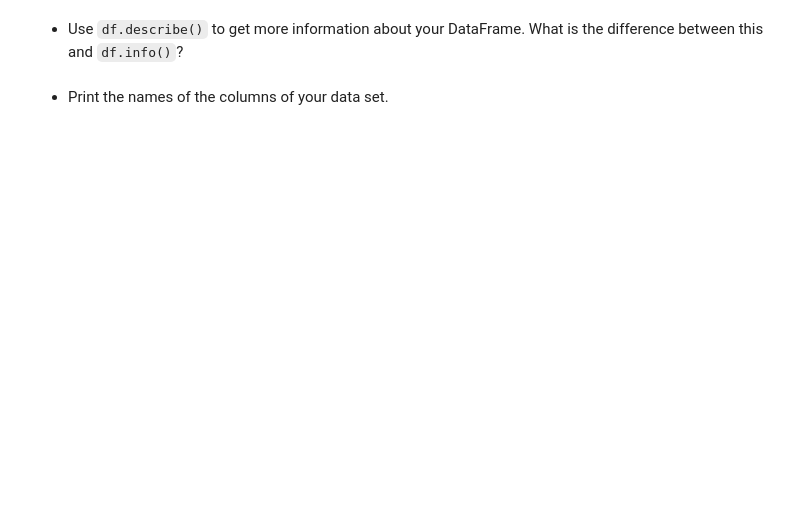
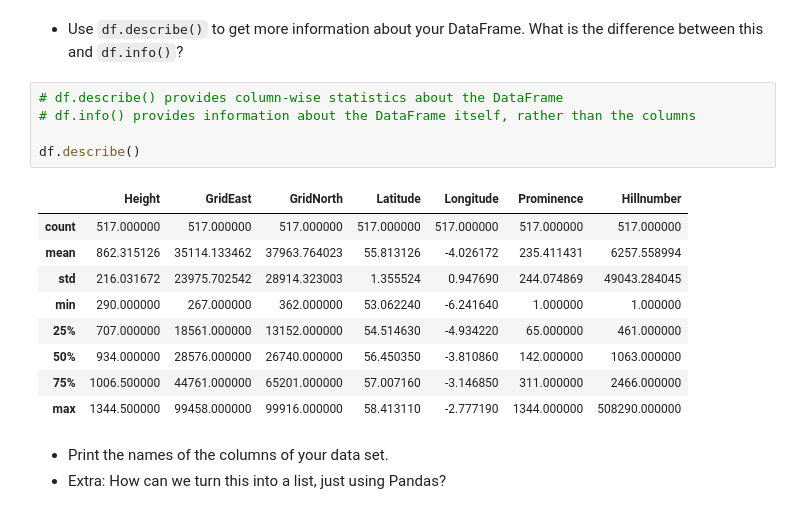
Before and after one commit to simonkirbysimonkirby/python-data-analysis-notebooks, a Jupyter notebook: src/data-analysis-task.ipynb, the cells around one changed output. Saved outputs shown, nothing was run; the diff lists cells and outputs as text; blank space fills up the shorter version.

```diff
--- a/src/data-analysis-task.ipynb
+++ b/src/data-analysis-task.ipynb
@@ -23,4 +70,20 @@ This notebook is a longer exercise for students to complete in the third session
 # %% [markdown]
 * Use `df.describe()` to get more information about your DataFrame. What is the difference between this and `df.info()`?
+# %%
+# df.describe() provides column-wise statistics about the DataFrame
+# df.info() provides information about the DataFrame itself, rather than the columns
+
+df.describe()
+# %% [output]
+|  | Height | GridEast | GridNorth | Latitude | Longitude | Prominence | Hillnumber |
+| count | 517.000000 | 517.000000 | 517.000000 | 517.000000 | 517.000000 | 517.000000 | 517.000000 |
+| mean | 862.315126 | 35114.133462 | 37963.764023 | 55.813126 | -4.026172 | 235.411431 | 6257.558994 |
+| std | 216.031672 | 23975.702542 | 28914.323003 | 1.355524 | 0.947690 | 244.074869 | 49043.284045 |
+| min | 290.000000 | 267.000000 | 362.000000 | 53.062240 | -6.241640 | 1.000000 | 1.000000 |
+| 25% | 707.000000 | 18561.000000 | 13152.000000 | 54.514630 | -4.934220 | 65.000000 | 461.000000 |
+| 50% | 934.000000 | 28576.000000 | 26740.000000 | 56.450350 | -3.810860 | 142.000000 | 1063.000000 |
+| 75% | 1006.500000 | 44761.000000 | 65201.000000 | 57.007160 | -3.146850 | 311.000000 | 2466.000000 |
+| max | 1344.500000 | 99458.000000 | 99916.000000 | 58.413110 | -2.777190 | 1344.000000 | 508290.000000 |
 # %% [markdown]
 * Print the names of the columns of your data set.
+* Extra: How can we turn this into a list, just using Pandas?
```
Also changed, not shown: parts of 43 cells of this notebook.
